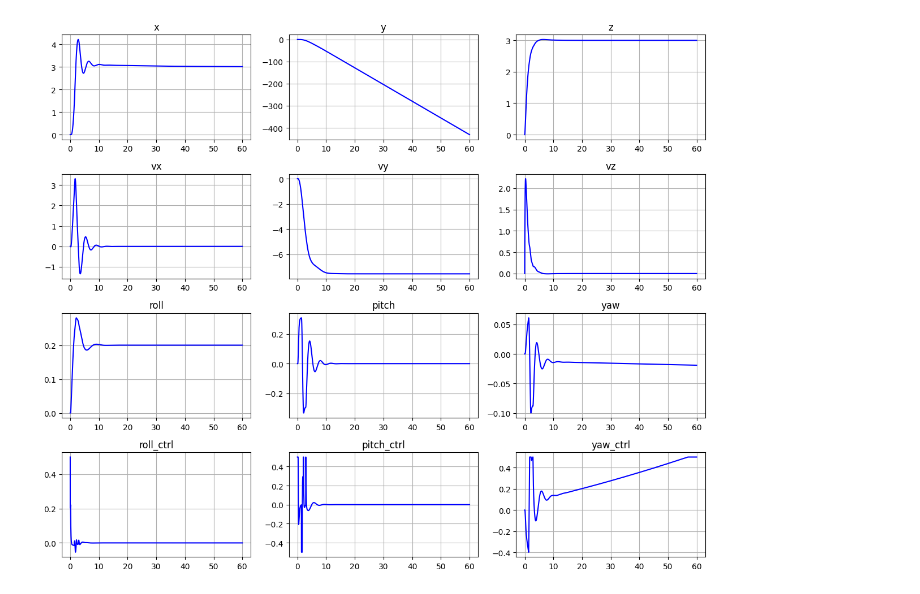
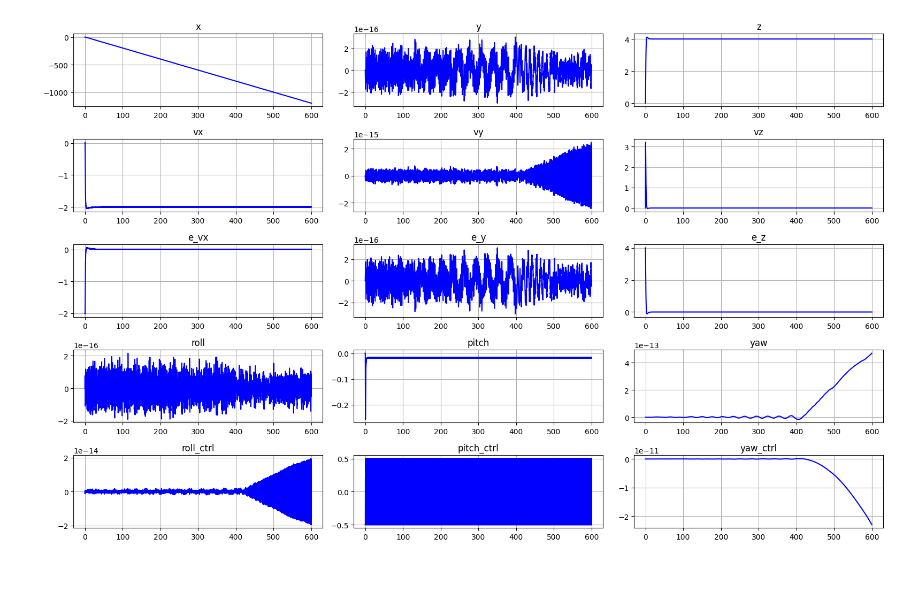
Before and after one commit to Boblabled/IMRS, a Jupyter notebook: Project/project.ipynb, the cells around one changed output. Cells and saved outputs as stored; diff of their text form; code cells hidden in the pictures.

```diff
--- a/Project/project.ipynb
+++ b/Project/project.ipynb
@@ -124,31 +118,23 @@ data = mujoco.MjData(model)
 
 mujoco.set_mjcb_control(motion_control)
 
-
-# z_pid = PID(kp=7, ki=2, kd=5.5)
-# vx_pid = PID(kp=7, ki=2, kd=5.5)
-# y_pid = PID(kp=0.3, ki=0.01, kd=0.1)
-#
-# roll_pid = PID(kp=5.5, ki=0.45, kd=1.5)
-# pitch_pid = PID(kp=5.5, ki=0.45, kd=1.5)
-# yaw_pid = PID(kp=5.5, ki=0.45, kd=1.5)
-
 z_pid = PID(kp=7, ki=2, kd=5.5)
-y_pid = PID(kp=1, ki=1, kd=1)
+y_pid = PID(kp=0.3, ki=0.01, kd=0.1)
 vx_pid = PID(kp=0.3, ki=0.01, kd=0.1)
 
-roll_pid = PID(kp=1, ki=1, kd=1)
+roll_pid = PID(kp=7.5, ki=0.1, kd=1)
 pitch_pid = PID(kp=5.5, ki=0.45, kd=1.5)
 yaw_pid = PID(kp=5.5, ki=0.45, kd=1.5)
 
 
-target_y = 3   # [м]
-target_z = 3    # [м]
-target_vx = 3   # [м/c]
+target_y = 0   # [м]
+target_z = 4    # [м]
+target_vx = -2   # [м/c] #TODO для тестов летит в противоположную от арак сторону
 target_yaw = 0  # [рад]
 
 output = {"x": [], "y": [], "z": [],
           "vx": [], "vy": [], "vz": [],
+          "e_vx": [], "e_y": [], "e_z": [],
           "roll": [], "pitch": [], "yaw": [],
           "roll_ctrl": [], "pitch_ctrl": [], "yaw_ctrl": []}
 
@@ -165,11 +151,11 @@ first = True
 #             time.sleep(1)
 #             first = False
 #         mujoco.mj_step(model, data)
-#         time.sleep(0.01)
+#         time.sleep(model.opt.timestep)
 #         viewer.cam.lookat = data.qpos[0:3]
 #         viewer.sync()
 
-end_time = 60 # в секундах
+end_time = 600 # в секундах
 step = model.opt.timestep
 for i in tqdm(range(int(end_time / step))):
     mujoco.mj_step(model, data)
@@ -177,21 +163,21 @@ for i in tqdm(range(int(end_time / step))):
 # %%
 import matplotlib.pyplot as plt
 
-fig, axes = plt.subplots(nrows=4, ncols=3, figsize=(12, 10))
+fig, axes = plt.subplots(nrows=5, ncols=3, figsize=(16, 10))
 i, j = 0, 0
 
 for k, v in output.items():
     axes[i, j].plot(t, v, color='blue')
     axes[i, j].set_title(k)
     axes[i, j].grid()
     j += 1
     if j > 2:
         i += 1
         j = 0
 
 fig.tight_layout()
 # %% [output]
-[figure, old version]
+[figure, new version]
 # %%
 fig, axes = plt.subplots(nrows=2, ncols=2, figsize=(16, 10))
 
```
Also changed, not shown: parts of 2 cells of this notebook.
